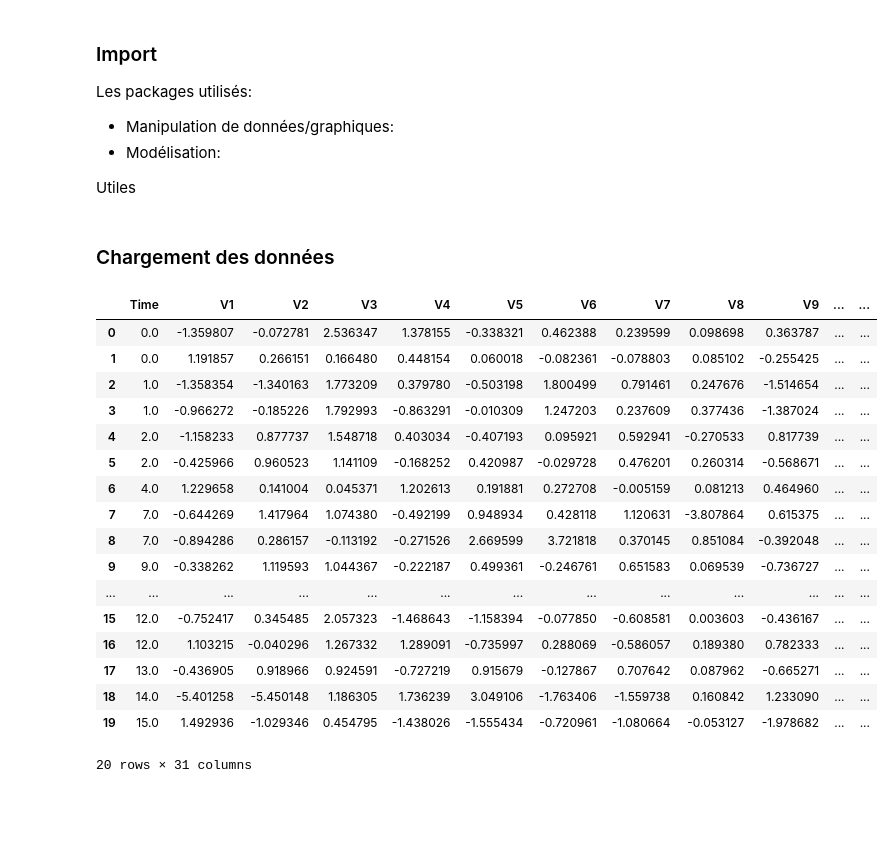
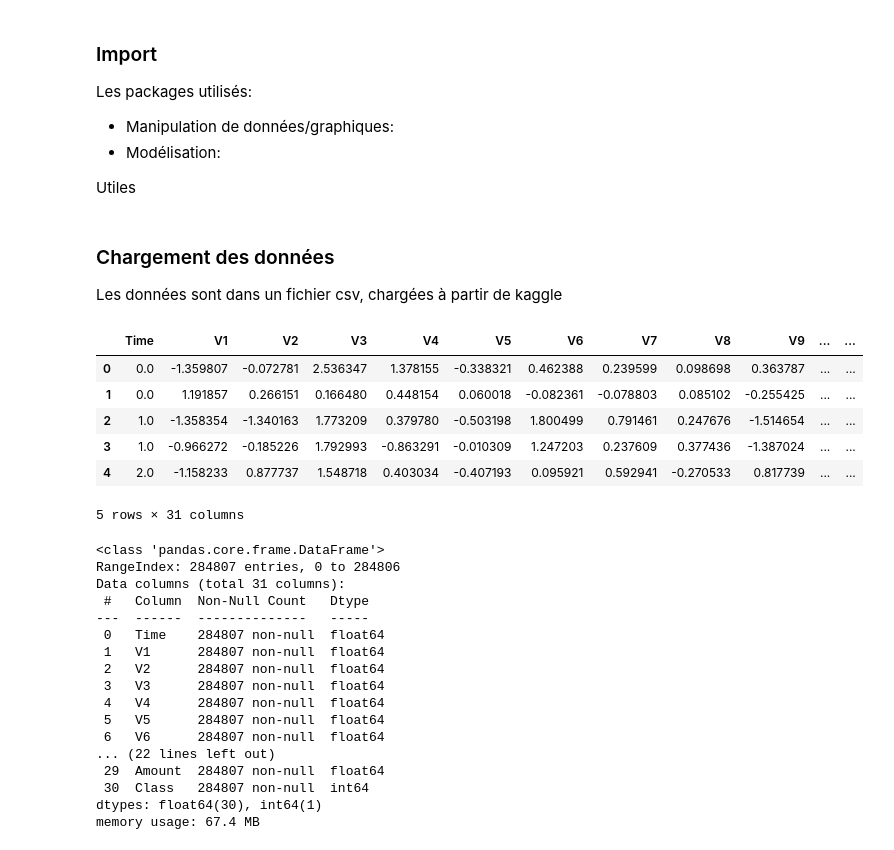
Before and after one commit to alimisara/creditproject, a Jupyter notebook: credit-card-fraud-detection.ipynb, the cells around one changed output. Drawn from its saved outputs; the diff is of its cells as text; code cells hidden in the pictures; blank space fills up the shorter version.

Commit message:
Kaggle Notebook | Credit card fraud detection | Version 5

```diff
--- a/credit-card-fraud-detection.ipynb
+++ b/credit-card-fraud-detection.ipynb
@@ -20,28 +20,39 @@ import pandas as pd
 import numpy as np
 import matplotlib.pyplot as plt
 import seaborn as sns
-# %% [markdown]
-### Chargement des données
+# %% [markdown]
+### Chargement des données
+Les données sont dans un fichier csv, chargées à partir de kaggle
 # %%
 df = pd.read_csv('/kaggle/input/creditcardfraud/creditcard.csv')
-df.head(20)
+df.head()
 # %% [output]
 |  | Time | V1 | V2 | V3 | V4 | V5 | V6 | V7 | V8 | V9 | ... | ... |
 | 0 | 0.0 | -1.359807 | -0.072781 | 2.536347 | 1.378155 | -0.338321 | 0.462388 | 0.239599 | 0.098698 | 0.363787 | ... | ... |
 | 1 | 0.0 | 1.191857 | 0.266151 | 0.166480 | 0.448154 | 0.060018 | -0.082361 | -0.078803 | 0.085102 | -0.255425 | ... | ... |
 | 2 | 1.0 | -1.358354 | -1.340163 | 1.773209 | 0.379780 | -0.503198 | 1.800499 | 0.791461 | 0.247676 | -1.514654 | ... | ... |
 | 3 | 1.0 | -0.966272 | -0.185226 | 1.792993 | -0.863291 | -0.010309 | 1.247203 | 0.237609 | 0.377436 | -1.387024 | ... | ... |
 | 4 | 2.0 | -1.158233 | 0.877737 | 1.548718 | 0.403034 | -0.407193 | 0.095921 | 0.592941 | -0.270533 | 0.817739 | ... | ... |
-| 5 | 2.0 | -0.425966 | 0.960523 | 1.141109 | -0.168252 | 0.420987 | -0.029728 | 0.476201 | 0.260314 | -0.568671 | ... | ... |
-| 6 | 4.0 | 1.229658 | 0.141004 | 0.045371 | 1.202613 | 0.191881 | 0.272708 | -0.005159 | 0.081213 | 0.464960 | ... | ... |
-| 7 | 7.0 | -0.644269 | 1.417964 | 1.074380 | -0.492199 | 0.948934 | 0.428118 | 1.120631 | -3.807864 | 0.615375 | ... | ... |
-| 8 | 7.0 | -0.894286 | 0.286157 | -0.113192 | -0.271526 | 2.669599 | 3.721818 | 0.370145 | 0.851084 | -0.392048 | ... | ... |
-| 9 | 9.0 | -0.338262 | 1.119593 | 1.044367 | -0.222187 | 0.499361 | -0.246761 | 0.651583 | 0.069539 | -0.736727 | ... | ... |
-| ... | ... | ... | ... | ... | ... | ... | ... | ... | ... | ... | ... | ... |
-| 15 | 12.0 | -0.752417 | 0.345485 | 2.057323 | -1.468643 | -1.158394 | -0.077850 | -0.608581 | 0.003603 | -0.436167 | ... | ... |
-| 16 | 12.0 | 1.103215 | -0.040296 | 1.267332 | 1.289091 | -0.735997 | 0.288069 | -0.586057 | 0.189380 | 0.782333 | ... | ... |
-| 17 | 13.0 | -0.436905 | 0.918966 | 0.924591 | -0.727219 | 0.915679 | -0.127867 | 0.707642 | 0.087962 | -0.665271 | ... | ... |
-| 18 | 14.0 | -5.401258 | -5.450148 | 1.186305 | 1.736239 | 3.049106 | -1.763406 | -1.559738 | 0.160842 | 1.233090 | ... | ... |
-| 19 | 15.0 | 1.492936 | -1.029346 | 0.454795 | -1.438026 | -1.555434 | -0.720961 | -1.080664 | -0.053127 | -1.978682 | ... | ... |
-20 rows × 31 columns
+5 rows × 31 columns
+# %%
+df.shape
+df.info()
+# %% [output]
+<class 'pandas.core.frame.DataFrame'>
+RangeIndex: 284807 entries, 0 to 284806
+Data columns (total 31 columns):
+ #   Column  Non-Null Count   Dtype
+---  ------  --------------   -----
+ 0   Time    284807 non-null  float64
+ 1   V1      284807 non-null  float64
+ 2   V2      284807 non-null  float64
+ 3   V3      284807 non-null  float64
+ 4   V4      284807 non-null  float64
+ 5   V5      284807 non-null  float64
+ 6   V6      284807 non-null  float64
+... (22 lines left out)
+ 29  Amount  284807 non-null  float64
+ 30  Class   284807 non-null  int64
+dtypes: float64(30), int64(1)
+memory usage: 67.4 MB
 # %%
```
Also changed, not shown: parts of 4 cells of this notebook.
